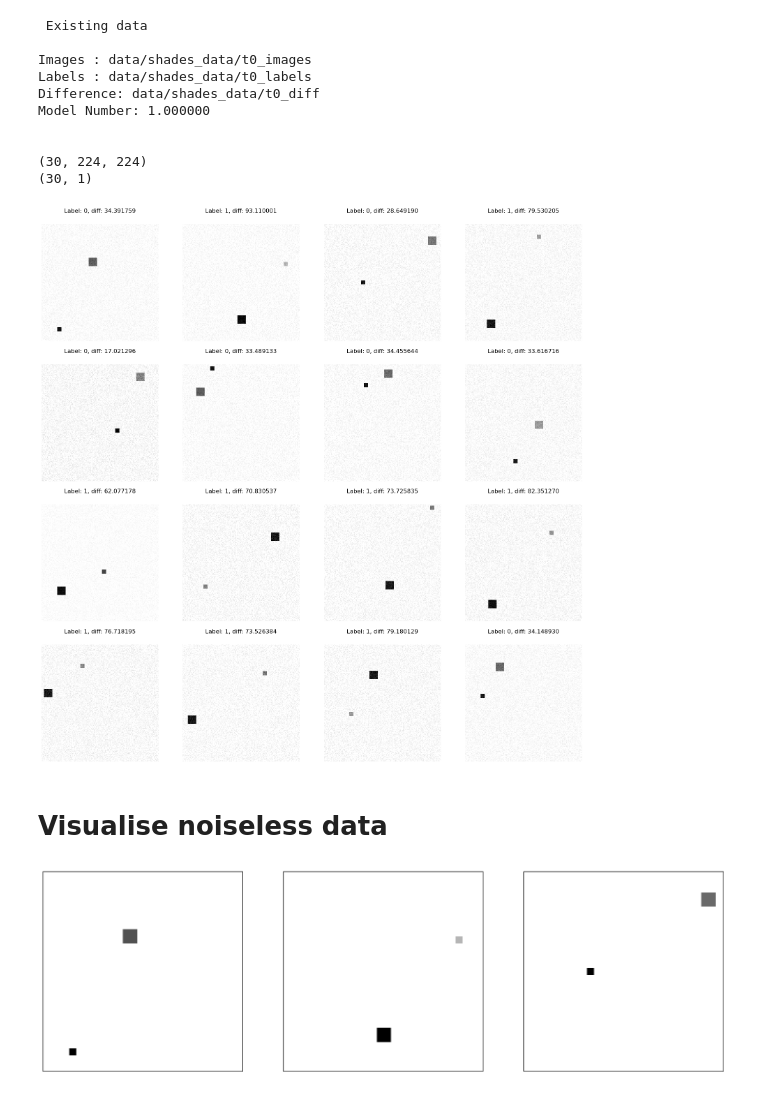
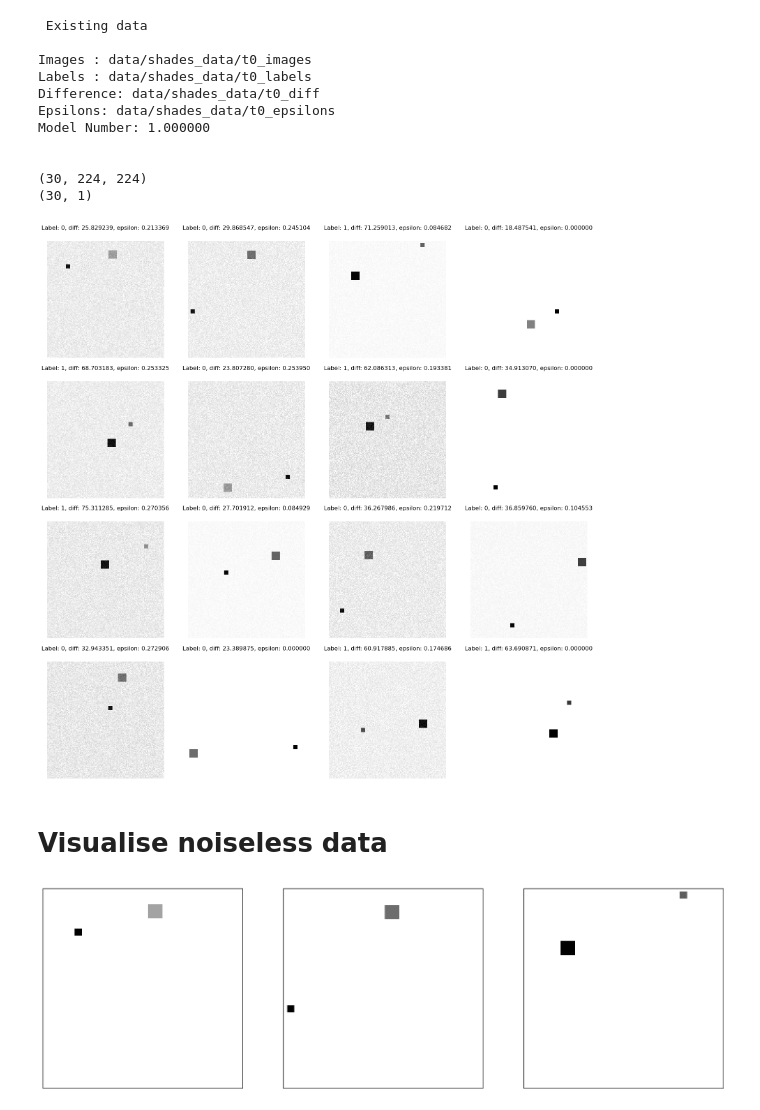
Before and after one commit to zhenningdavidliu/thesis_code, a Jupyter notebook: Chapter3/Demo_visualise.ipynb, the cells around one changed output. Cells and saved outputs as stored; diff of their text form; code cells hidden in the pictures.

Commit message:
feat: added epsilons

```diff
--- a/Chapter3/Demo_visualise.ipynb
+++ b/Chapter3/Demo_visualise.ipynb
@@ -34,37 +34,38 @@ data_arguments = cgf['data_arguments'];
 #                  'side_length': 4,
 #                  'shade_contrast': 0.5,}
 
 
 
 
 data_loader = data_selector(data_name, data_arguments)
 print(data_loader)
-data_images, data_labels, data_diff = data_loader.load_data();
-data_images = np.squeeze(data_images);
+data_images, data_labels, data_diff, epsilons = data_loader.load_data()
+data_images = np.squeeze(data_images)
 print(data_images.shape)
 print(data_labels.shape)
 plt.figure();
 for i in range(data_size):
     idx = perm_order[i]
 
     plt.subplot(grid_y, grid_x, i+1)
     plt.matshow(data_images[idx], cmap='gray', fignum=False)
     plt.axis('off')
-    plt.title('Label: {}, diff: {:f}'.format(int(data_labels[idx]), 100*float(data_diff[idx])));
+    plt.title(f'Label: {int(data_labels[idx])}, diff: {100*float(data_diff[idx]):2f}, epsilon: {epsilons[idx]:2f}')
 
 plt.show()
 # %% [output]
  Existing data
 
 Images : data/shades_data/t0_images
 Labels : data/shades_data/t0_labels
 Difference: data/shades_data/t0_diff
+Epsilons: data/shades_data/t0_epsilons
 Model Number: 1.000000
 
 
 (30, 224, 224)
 (30, 1)
-[figure, old version]
+[figure, new version]
 # %% [markdown]
 # Visualise noiseless data
 # %%
@@ -98,7 +99,7 @@ for i in range(3):
 
 plt.show()
 # %% [output]
-[figure, old version]
+[figure, new version]
 # %%
 plt.rcParams["figure.figsize"]=20,20
 
```
Also changed, not shown: parts of 1 cell of this notebook, 10 other files.
